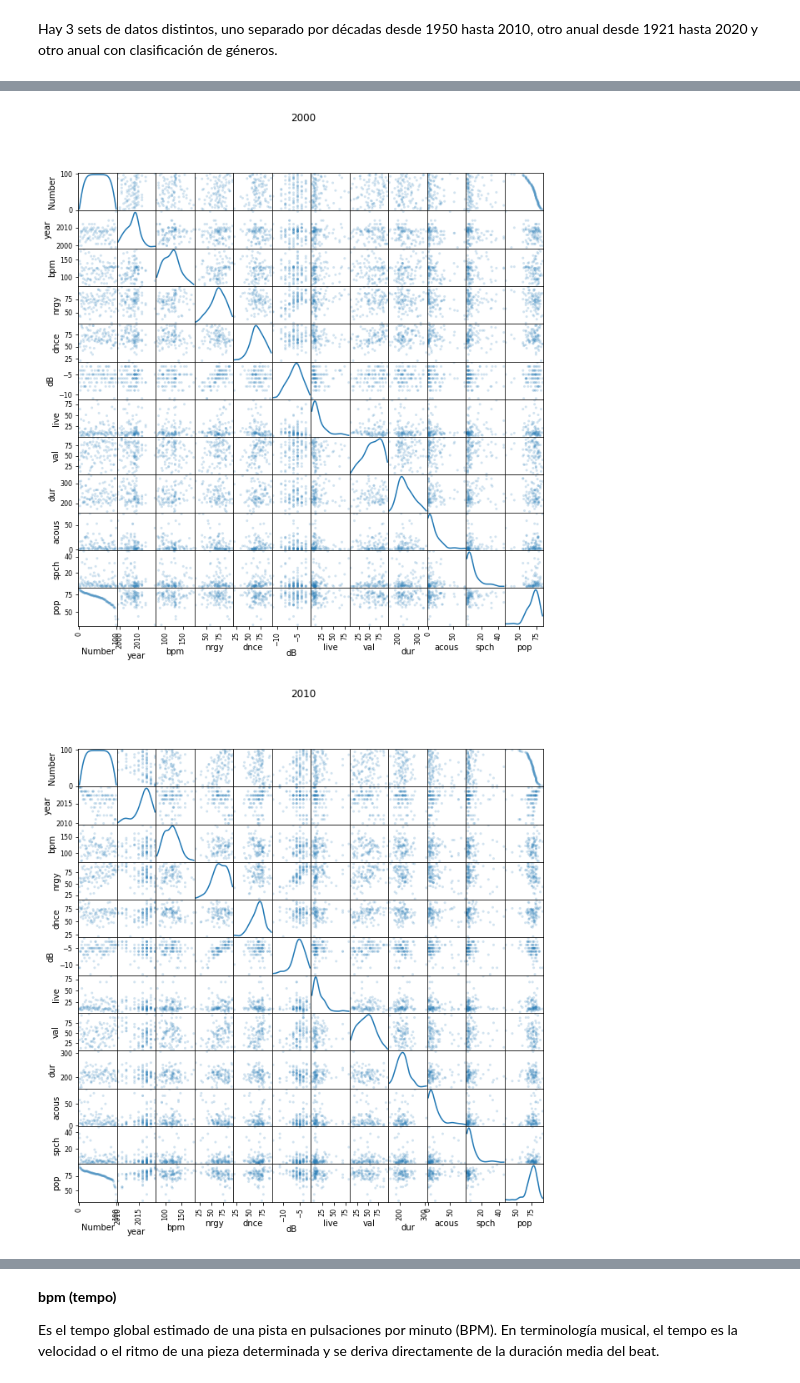
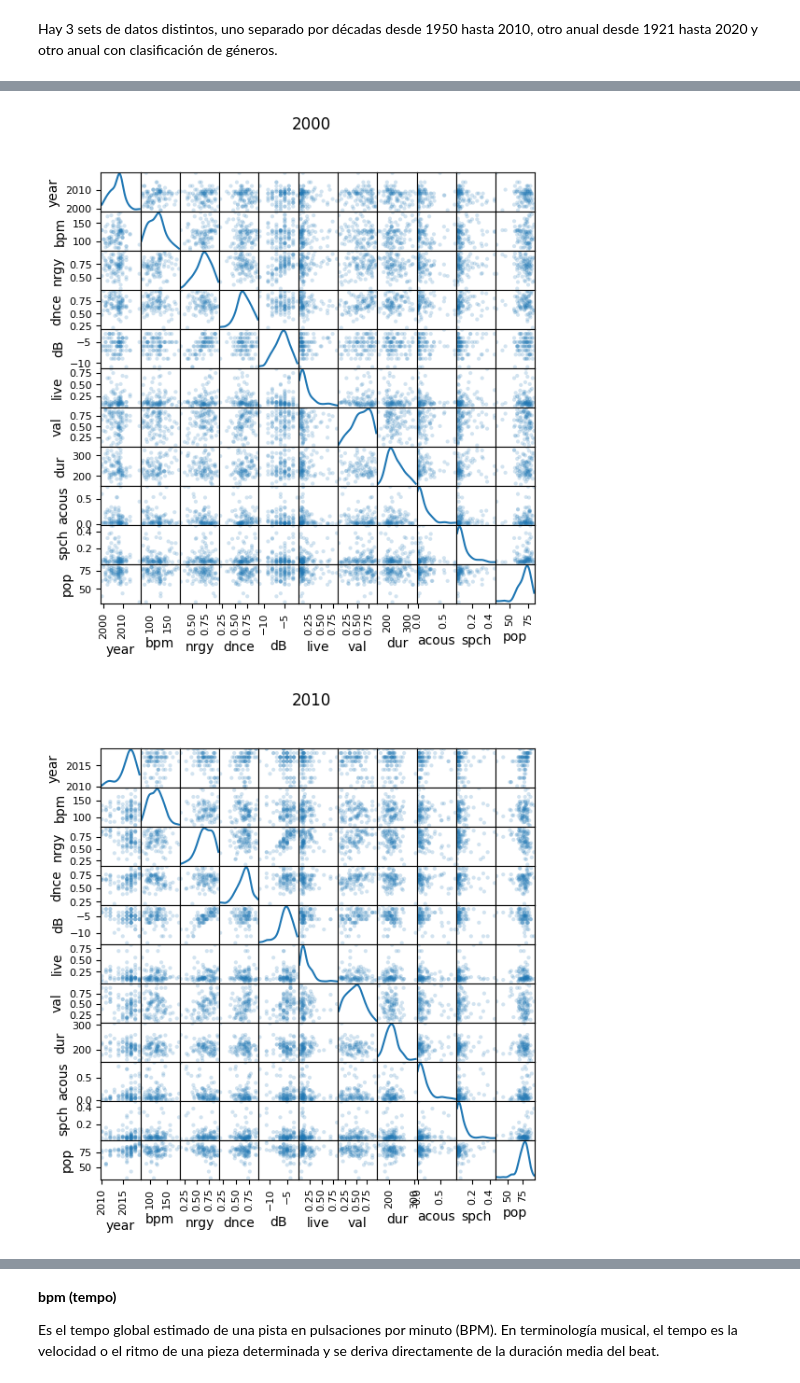
Before and after one commit to danielasenraoka/music_evolution, a Jupyter notebook: exploratory_anaysis.ipynb, the cells around one changed output, grey strips where cells are left out. Saved outputs shown, nothing was run; the diff lists cells and outputs as text; code cells hidden in the pictures.

```diff
--- a/exploratory_anaysis.ipynb
+++ b/exploratory_anaysis.ipynb
@@ -43,9 +43,19 @@ df1950.head()
 | 4 | 5 | A Teenager In Love | Dion & The Belmonts | adult standards | 1959 | 79 | 38 | 56 | -9 | 13 | 62 | ... |
 # %%
 decades = ["1950", "1960", "1970", "1980", "1990", "2000", "2010"]
+# %%
+for decade in decades:
+  #lo llevo a /100 porque estaba porcentual, en la API están con un score de 0 a 1
+  eval("df"+decade)['nrgy'] = eval("df"+decade)['nrgy']/100
+  eval("df"+decade)['dnce'] = eval("df"+decade)['dnce']/100
+  eval("df"+decade)['live'] = eval("df"+decade)['live']/100
+  eval("df"+decade)['val'] = eval("df"+decade)['val']/100
+  eval("df"+decade)['acous'] = eval("df"+decade)['acous']/100
+  eval("df"+decade)['spch'] = eval("df"+decade)['spch']/100
 # %%
+plt.style.use('default')
 for decade in decades:
-  scatter_matrix(eval("df"+decade), alpha=0.2, figsize=(10, 10),  diagonal="kde")
+  scatter_matrix(eval("df"+decade).drop(columns='Number'), alpha=0.2, figsize=(6, 6),  diagonal="kde")
   plt.suptitle(decade)
   plt.show()
 # %% [output]
@@ -57,2 +67,2 @@ for decade in decades:
-[figure, old version]
+[figure, new version]
-[figure, old version]
+[figure, new version]
```
Also changed, not shown: parts of 40 cells of this notebook.
